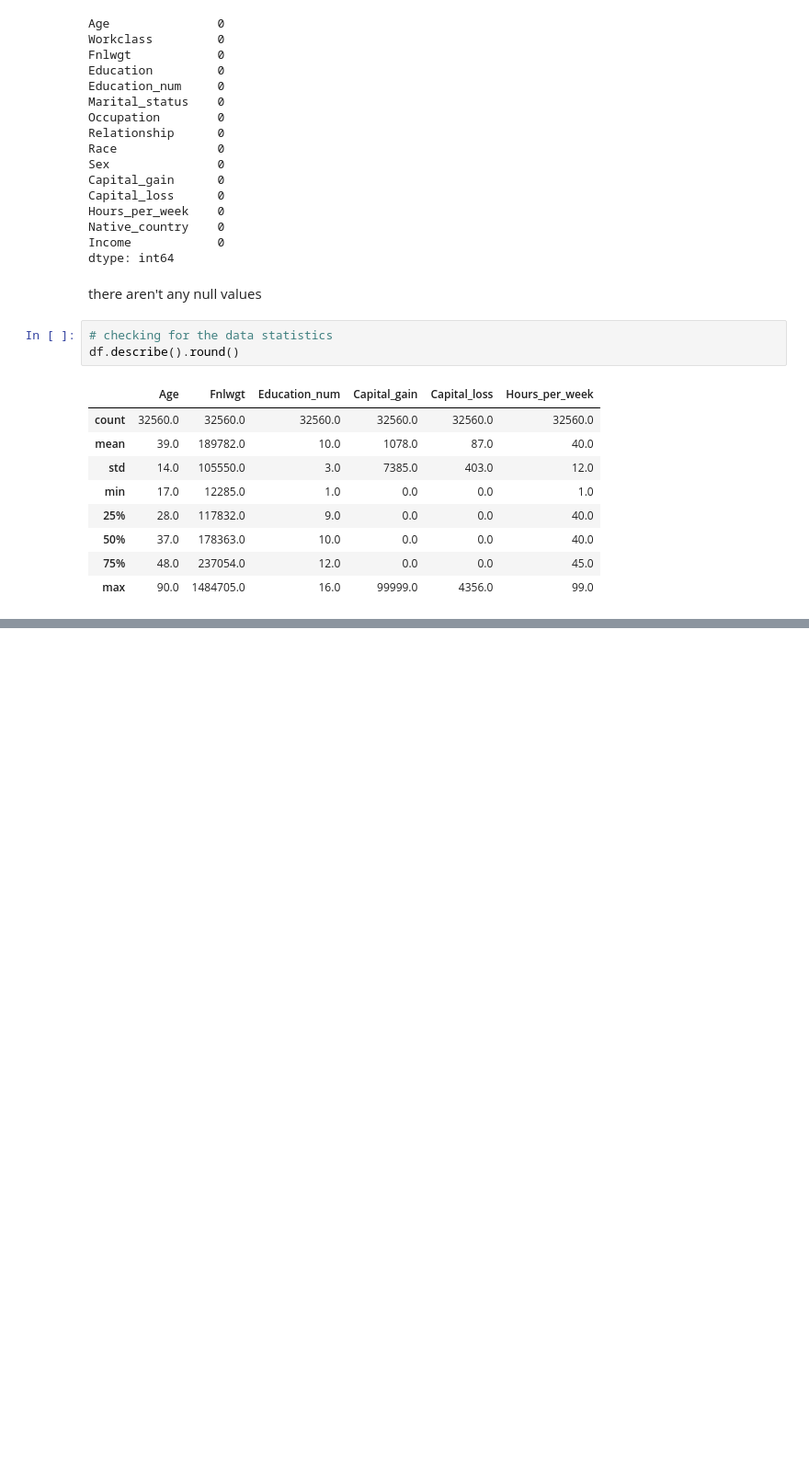
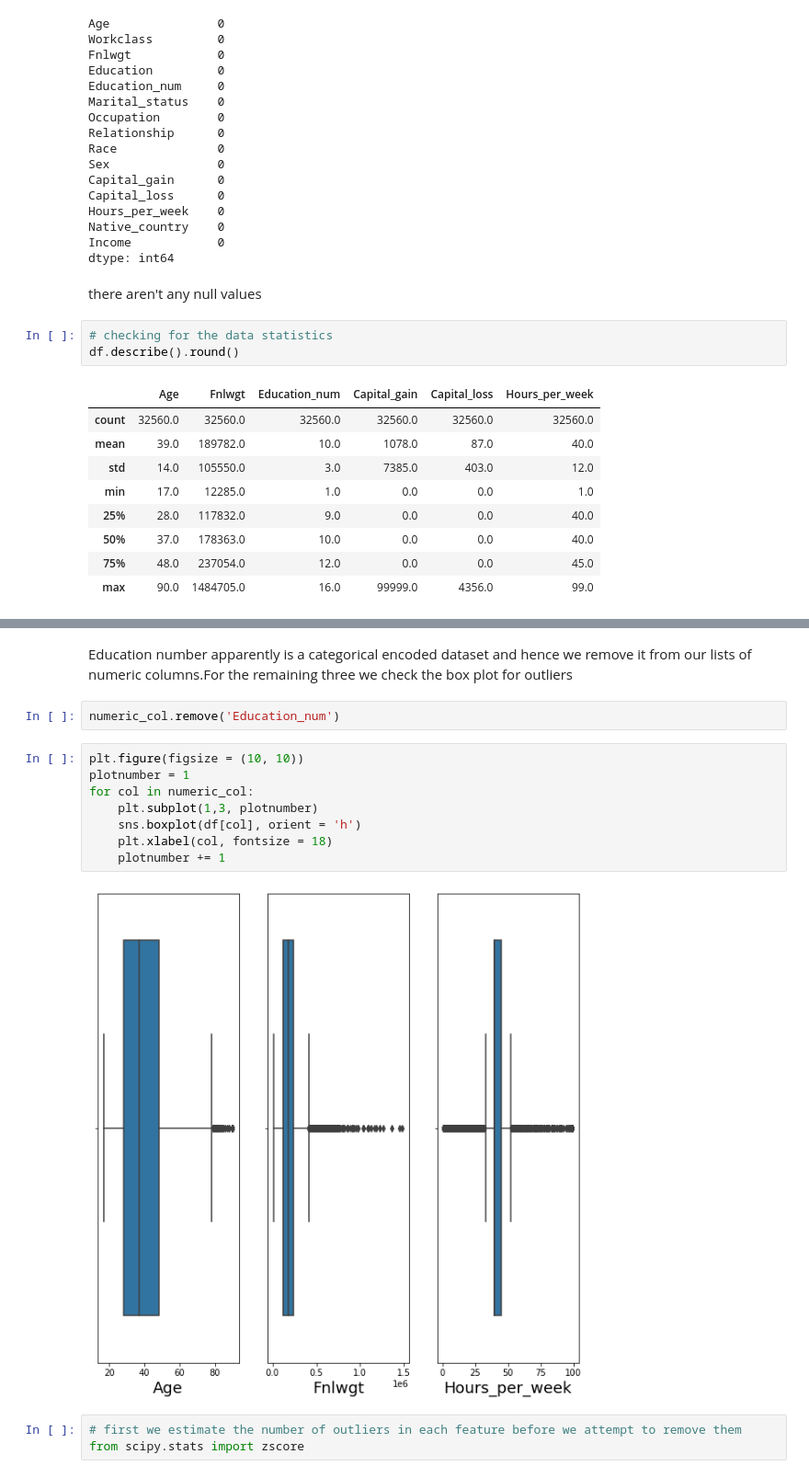
Before and after one commit to zobekenobe/DT-Evaluation-Project, a Jupyter notebook: Project 5.ipynb, the cells around one changed output, grey strips where cells are left out. Shown at 92% size. Drawn from its saved outputs; the diff is of its cells as text; blank space fills up the shorter version.

```diff
--- a/Project 5.ipynb
+++ b/Project 5.ipynb
@@ -125,0 +151,17 @@ TypeError: unhashable type: 'DataFrame'
+# %% [markdown]
+Education number apparently is a categorical encoded dataset and hence we remove it from our lists of numeric columns.For the remaining three we check the box plot for outliers
+# %%
+numeric_col.remove('Education_num')
+# %%
+plt.figure(figsize = (10, 10))
+plotnumber = 1
+for col in numeric_col:
+    plt.subplot(1,3, plotnumber)
+    sns.boxplot(df[col], orient = 'h')
+    plt.xlabel(col, fontsize = 18)
+    plotnumber += 1
+# %% [output]
+[figure, added]
+# %%
+# first we estimate the number of outliers in each feature before we attempt to remove them
+from scipy.stats import zscore
```
Also changed, not shown: parts of 62 cells of this notebook, 6 other files.
